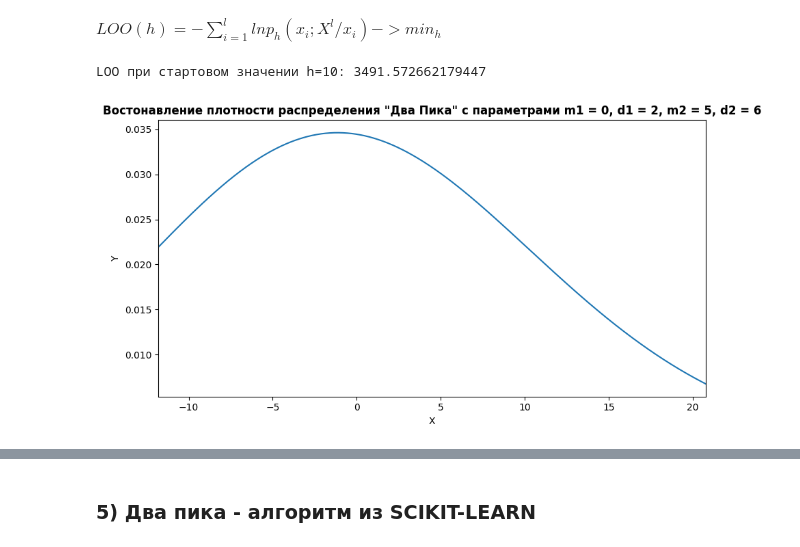
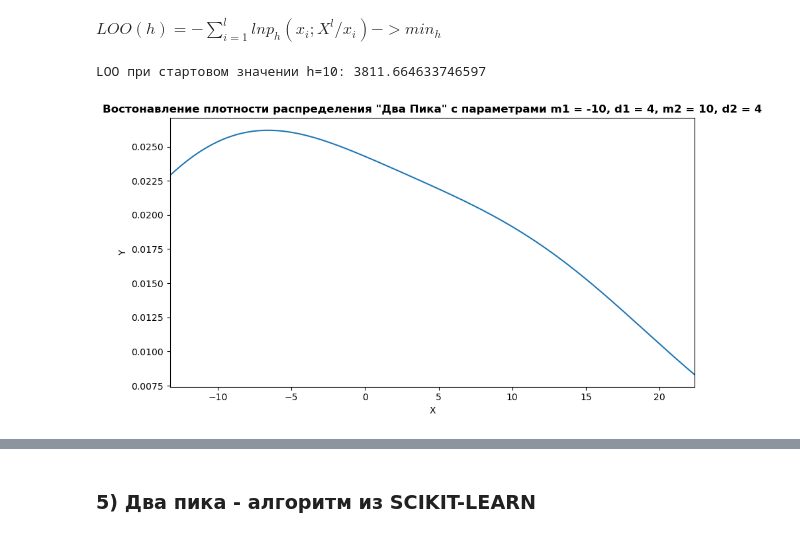
Before and after one commit to Violonur-PavelBI/homework, a Jupyter notebook: AI/5laba.ipynb, the cells around one changed output, grey strips where cells are left out. Saved outputs shown, nothing was run; the diff lists cells and outputs as text; code cells hidden in the pictures.

```diff
--- a/AI/5laba.ipynb
+++ b/AI/5laba.ipynb
@@ -29,20 +29,18 @@ $ F(x) = \frac{x-a}{b-a}$
 # %%
 #f*(b-a) = (x-a)
 #f*(b-a) + a = x
-def linear(a=0, b=1):
+def linear(a=2, b=4.5):
     '''
     Линейное распределение
-    a - начало отрезка
-    b - конец отрезка
     выводит случайное число в этом распределении
     '''
     return random.random() * (b-a)+a
 
-def LinearData(n):
+def Linear_Data(n):
     x = []
     for i in range (n):
         x.append(linear())
     return x
 
-LinearData(10)
+Linear_Data(10)
 # %% [output]
@@ -62,7 +60,7 @@ LinearData(10)
 $F(x) = \frac{1}{2} [1 + erf \frac{x - \mu}{\sqrt{2*\sigma^2}}]$
 # %%
 # (12/n)**(1/2) (чтобы выровнять дисперсию) * (x - n/2 (чтобы выровнять мат ожидание))
-def gauss(m=0, d=1):
+def gauss(m=2, d=3):
     '''
     Гауссовское распределение
     m - мат ожидание
@@ -75,11 +73,11 @@ def gauss(m=0, d=1):
          x = x + random.random()
     return d * (12/n)**(1/2) * (x - n/2) + m
 
-def GaussData(n):
+def Gauss_Data(n):
     x = []
     for i in range (n):
         x.append(gauss())
     return x
 
-GaussData(10)
+Gauss_Data(2)
 # %% [output]
@@ -102,15 +100,15 @@ print(fib.get(4, 0) + fib.get(7, 5))
 # %% [markdown]
 ### Два Пика (2 нормальных распределения с разными параметрами)
 # %%
-def TwoPeaksData(N,m1=-4,d1=2,m2=3,d2=6):
+def TwoPeaksData(N,m1=-10,d1=1,m2=10,d2=4):
     x = []
     for i in range(N):
         r = linear()
-        if r > 0.5:
+        if r > 3.125:
             x.append(gauss(m1,d1))
         else:
             x.append(gauss(m2,d2))
     return x
 
-TwoPeaksData(10)
+TwoPeaksData(2)
 # %% [output]
@@ -127,17 +116,14 @@ TwoPeaksData(10)
 # %% [markdown]
 ### 2) Модель Парзена-Розенблатта
 # %%
-def gauss_kernel(r): # единственный рабочий без условий (с точностью 0.961)
+def Gaus_Kern(r): # единственный рабочий без условий (с точностью 0.961)
      return ((2 * math.pi)**(-1/2)) * np.exp(-1/2 * (r**2))
 
-def ParzRozen(x, data, h):
-    '''
-    Эмпирическая Оценка Парзена-Розенблатта по окну ширины h
-    '''
-    rez = 0
+def Parz_Rozen(x, data, h):
+    re = 0
     for i in data:
-        rez = rez + gauss_kernel((x - i)/h)
-    return rez / (len(data)*h)
+        re = re + Gaus_Kern((x - i)/h)
+    return re / (len(data)*h)
 # %% [markdown]
 ### 3) Восстановление областей в картинках
 # %%
@@ -217,7 +203,7 @@ $LOO(h) = -\sum_{i = 1}^{l}ln p_h(x_i; X^l/x_i) -> min_h$
 def LeaveOneOut(data,h):
     loo = 0
     for i in range(len(data)):
-        loo = loo - math.log(ParzRozen(data[i],copy.copy(data[:i] + data[i+1:]),h=h))
+        loo = loo - math.log(Parz_Rozen(data[i],copy.copy(data[:i] + data[i+1:]),h=h))
     return loo
 
 list = np.arange(0.5, 10.5, 0.5)
@@ -229,24 +215,24 @@ for h in list:
         h_min = h
 print(f"LOO при стартовом значении h=10: {LeaveOneOut(tp_dat,h)}")
 # %% [output]
-LOO при стартовом значении h=10: 3491.572662179447
+LOO при стартовом значении h=10: 3811.664633746597
 # %%
 # Изобразим график 1
 fig, ax = plt.subplots(figsize=(9,5))
-ax.plot(x, ParzRozen(x, tp_dat, h=10))
+ax.plot(x, Parz_Rozen(x, tp_dat, h=10))
 
 
 # Оформление
 ax.set_xlim((tp_min, tp_max))
-ax.set_title('Востонавление плотности распределения "Два Пика" с параметрами m1 = 0, d1 = 2, m2 = 5, d2 = 6', fontweight='bold')
+ax.set_title('Востонавление плотности распределения "Два Пика" с параметрами m1 = -10, d1 = 4, m2 = 10, d2 = 4', fontweight='bold')
 ax.set_xlabel('X')
 ax.set_ylabel('Y')
 plt.tight_layout()
 
 # Показ
 plt.show()
 # %% [output]
-[figure, old version]
+[figure, new version]
 # %%
 print(f"Оптимальный h по критерию LLO: {h_min}")
 print(f"LOO при оптимальном значении: {loo_min}")
```
Also changed, not shown: parts of 7 cells of this notebook.
